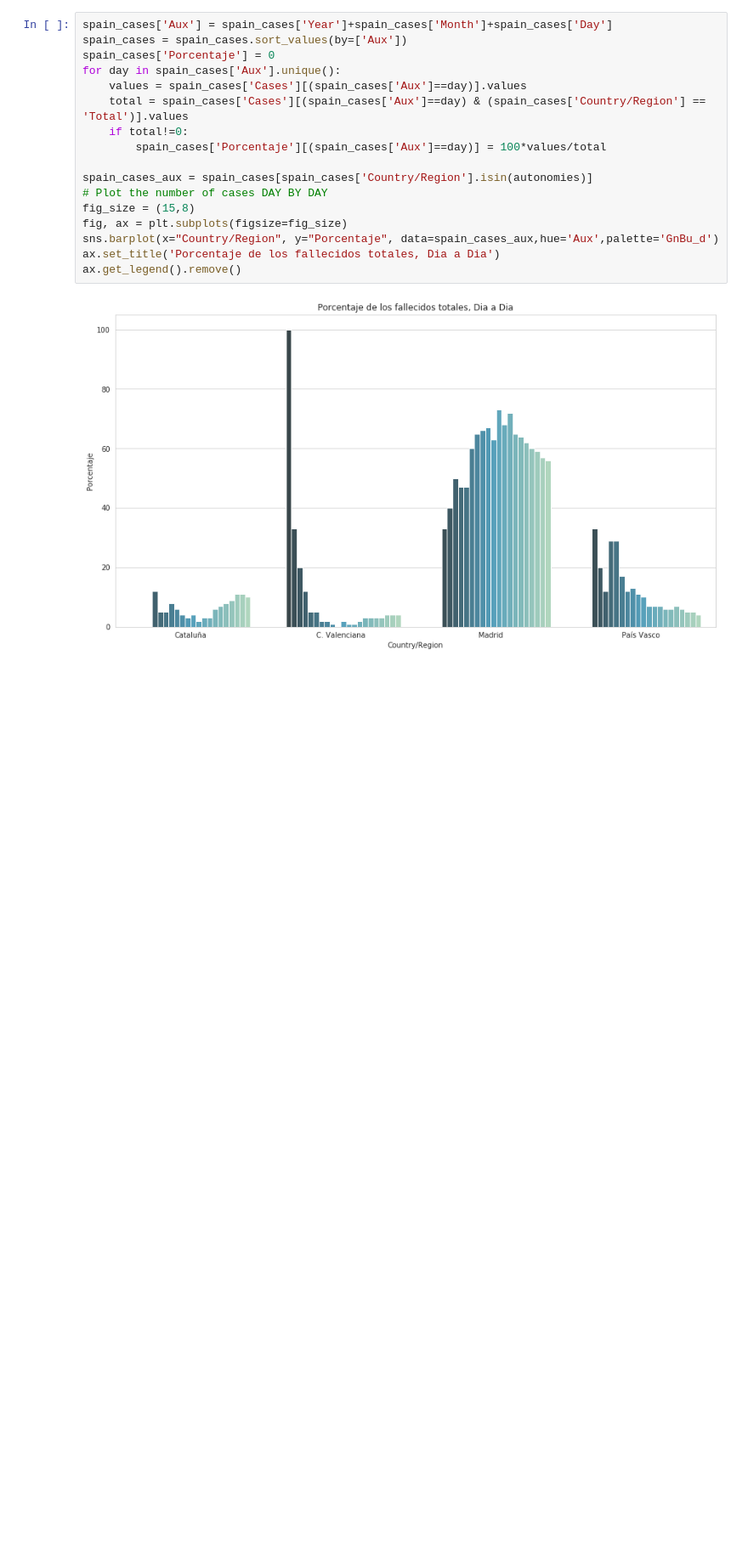
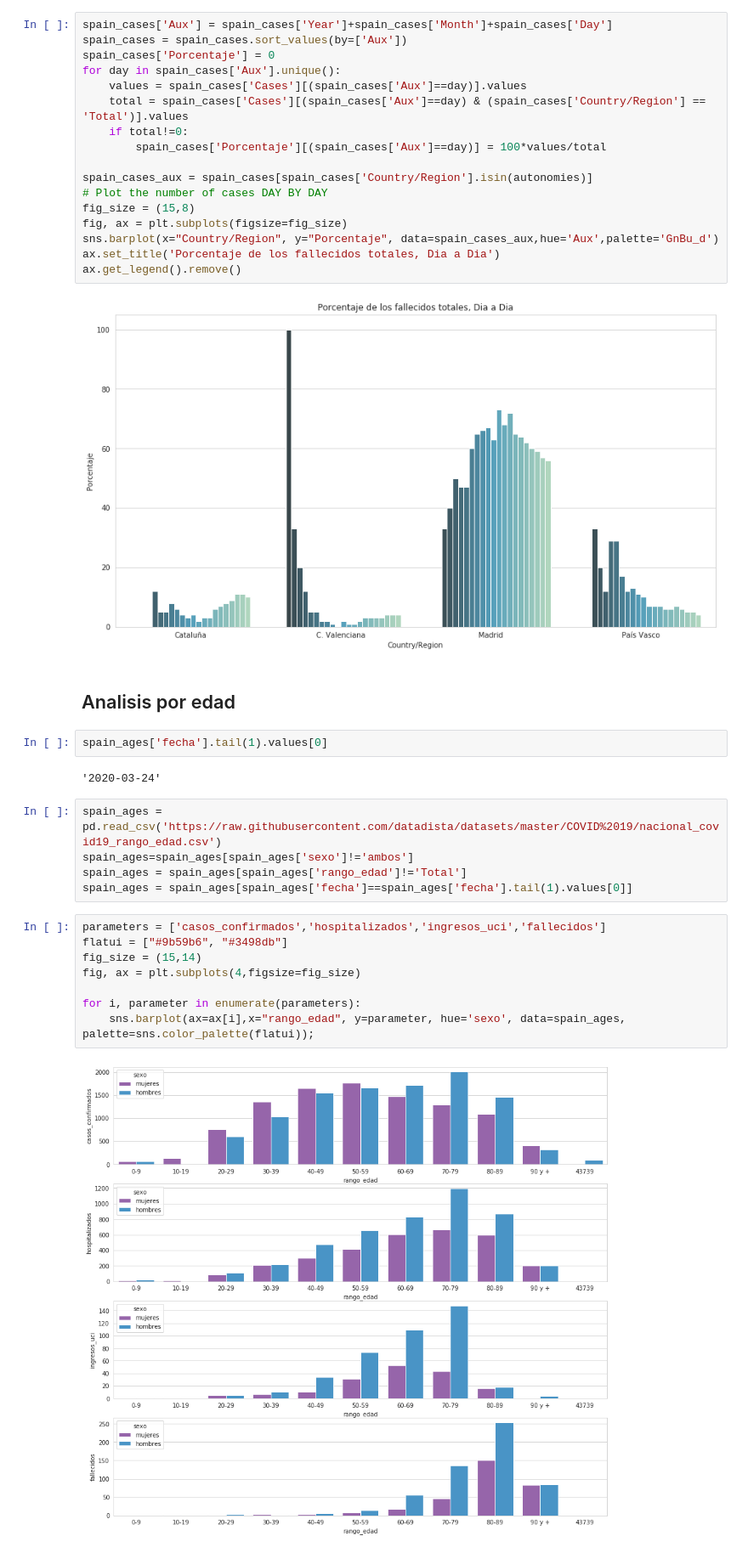
Before and after one commit to cmiglio/coronavirus_global_spain, a Jupyter notebook: plot_cases.ipynb, the cells around one changed output. Shown at 85% size. Cells and saved outputs as stored; diff of their text form; blank space fills up the shorter version.

Commit message:
Added age info from spain

```diff
--- a/plot_cases.ipynb
+++ b/plot_cases.ipynb
@@ -276,3 +276,24 @@ ax.set_title('Porcentaje de los fallecidos totales, Dia a Dia')
 ax.get_legend().remove()
 # %% [output]
 [figure]
+# %% [markdown]
+## Analisis por edad
+# %%
+spain_ages['fecha'].tail(1).values[0]
+# %% [output]
+'2020-03-24'
+# %%
+spain_ages = pd.read_csv('https://raw.githubusercontent.com/datadista/datasets/master/COVID%2019/nacional_covid19_rango_edad.csv')
+spain_ages=spain_ages[spain_ages['sexo']!='ambos']
+spain_ages = spain_ages[spain_ages['rango_edad']!='Total']
+spain_ages = spain_ages[spain_ages['fecha']==spain_ages['fecha'].tail(1).values[0]]
+# %%
+parameters = ['casos_confirmados','hospitalizados','ingresos_uci','fallecidos']
+flatui = ["#9b59b6", "#3498db"]
+fig_size = (15,14)
+fig, ax = plt.subplots(4,figsize=fig_size)
+
+for i, parameter in enumerate(parameters):
+    sns.barplot(ax=ax[i],x="rango_edad", y=parameter, hue='sexo', data=spain_ages, palette=sns.color_palette(flatui));
+# %% [output]
+[figure, added]
```
